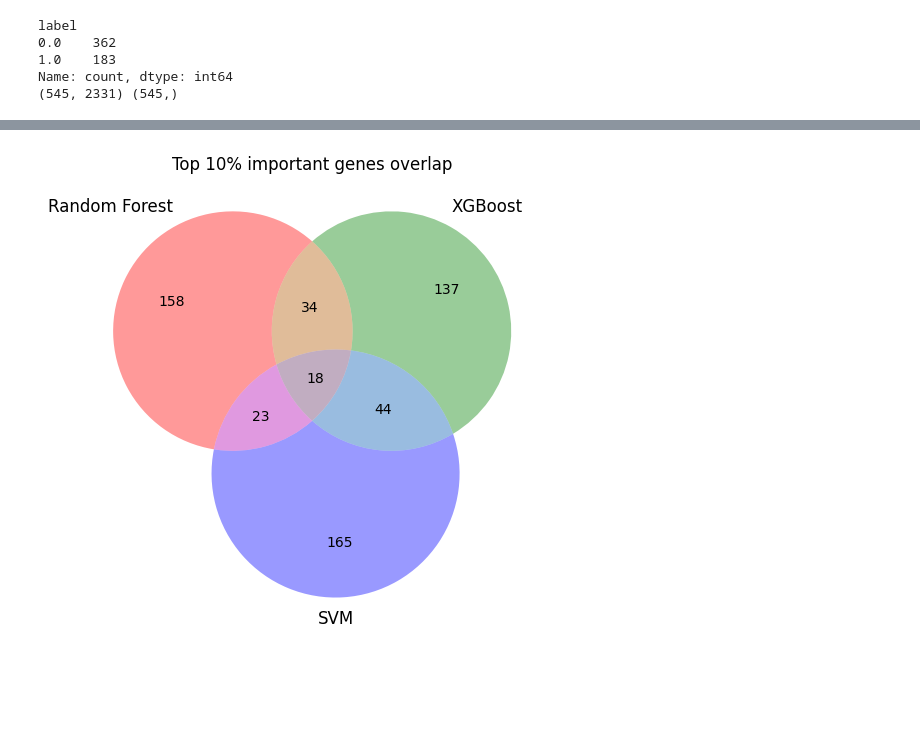
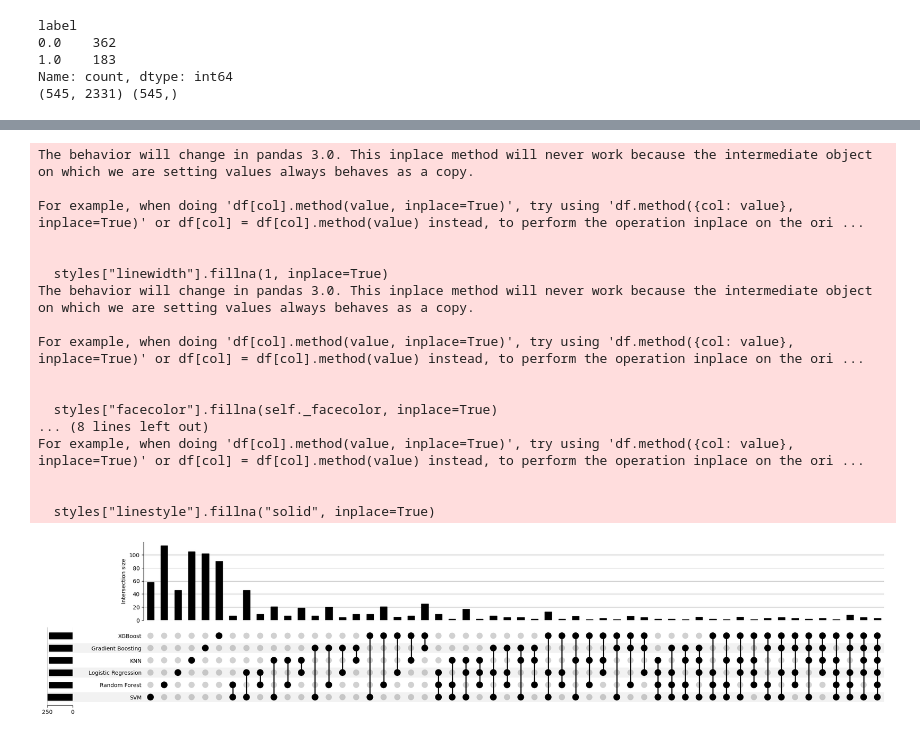
Before and after one commit to gaopeigi3/PAAD, a Jupyter notebook: hhy.ipynb, the cells around one changed output, grey strips where cells are left out. Saved outputs shown, nothing was run; the diff lists cells and outputs as text; code cells hidden in the pictures; blank space fills up the shorter version.

```diff
--- a/hhy.ipynb
+++ b/hhy.ipynb
@@ -631,7 +535,7 @@ for name, s in importance_dict.items():
     s_sorted = s.sort_values(ascending=False)
 
     # 该模型自己的 90% 分位数阈值
-    thr = s_sorted.quantile(0.9)
+    thr = s_sorted.quantile(0.95)
 
     top_genes = s_sorted[s_sorted >= thr].index
     model_top_genes[name] = set(top_genes)
@@ -849,6 +715,7 @@ from sklearn.preprocessing import LabelEncoder
 from sklearn.model_selection import train_test_split, GridSearchCV
 from sklearn.metrics import accuracy_score, roc_auc_score, confusion_matrix, classification_report
 import pandas as pd
+import numpy as np
 
 try:
     from xgboost import XGBClassifier
@@ -895,7 +762,6 @@ if xgb_installed:
         random_state=42
     )
 
-# 你自己的 param_grids（这里给个例子，可以按需改）
 param_grids = {
     "Random Forest": {
         "n_estimators": [100, 200],
@@ -931,13 +797,14 @@ else:
     scoring_metric = "roc_auc_ovr"
 
 trained_models = {}
+results = []   # 存每个模型的 acc / auc / best_params
 
 # ========= 3. 训练 + 调参 + 评估 =========
 for name, model in models.items():
     print("\n==============================")
     print(f"Searching best params for {name} ...")
 
-    # ---- 关键：XGBoost 用 numpy array 避免 pandas 兼容性问题 ----
+    # ---- XGBoost 用 numpy array 避免 pandas 兼容性问题 ----
     if name == "XGBoost":
         X_train_fit = X_train.values
         X_test_fit = X_test.values
@@ -947,6 +814,7 @@ for name, model in models.items():
 
     param_grid = param_grids.get(name, {})
 
+    best_params = None
     if param_grid:
         grid_search = GridSearchCV(
             model,
@@ -957,7 +825,8 @@ for name, model in models.items():
         )
         grid_search.fit(X_train_fit, y_train)
         best_model = grid_search.best_estimator_
-        print(f"Best params for {name}: {grid_search.best_params_}")
+        best_params = grid_search.best_params_
+        print(f"Best params for {name}: {best_params}")
     else:
         best_model = model.fit(X_train_fit, y_train)
 
@@ -971,13 +840,12 @@ for name, model in models.items():
     print("Accuracy:", acc)
 
     # AUC
+    auc = np.nan
     try:
         if n_classes == 2:
-            # 二分类：取正类概率（LabelEncoder 第二个类）
             y_proba_pos = y_proba[:, 1]
             auc = roc_auc_score(y_test, y_proba_pos)
         else:
-            # 多分类：One-vs-Rest 宏平均 AUC
             auc = roc_auc_score(
                 y_test,
                 y_proba,
@@ -993,6 +861,12 @@ for name, model in models.items():
           classification_report(y_test, y_pred, target_names=le.classes_))
 
     trained_models[name] = best_model
+    results.append({
+        "model": name,
+        "accuracy": acc,
+        "auc": auc,
+        "best_params": best_params
+    })
 # %% [output]
 Label counts:
  label
@@ -1247,22 +1427,44 @@ XGBoost top genes 示例:
 # %%
-import matplotlib.pyplot as plt
-from matplotlib_venn import venn2, venn3
+from upsetplot import from_contents, UpSet
+# import matplotlib.pyplot as plt
+# from matplotlib_venn import venn2, venn3
 
-# 例如你想看 Random Forest, XGBoost, SVM 三个模型
-models_for_venn = ["Random Forest", "XGBoost", "SVM"]
+# # 例如你想看 Random Forest, XGBoost, SVM 三个模型
+# models_for_venn = ["Random Forest", "XGBoost", "SVM"]
 
-sets = [model_top_genes[m] for m in models_for_venn]
+# sets = [model_top_genes[m] for m in models_for_venn]
 
-plt.figure(figsize=(6, 6))
+# plt.figure(figsize=(6, 6))
 
-if len(models_for_venn) == 2:
-    venn2(subsets=sets, set_labels=models_for_venn)
-elif len(models_for_venn) == 3:
-    venn3(subsets=sets, set_labels=models_for_venn)
-else:
-    raise ValueError("Venn 只能画 2 或 3 个集合，请调整 models_for_venn 的长度。")
+# if len(models_for_venn) == 2:
+#     venn2(subsets=sets, set_labels=models_for_venn)
+# elif len(models_for_venn) == 3:
+#     venn3(subsets=sets, set_labels=models_for_venn)
+# else:
+#     raise ValueError("Venn 只能画 2 或 3 个集合，请调整 models_for_venn 的长度。")
 
-plt.title("Top 10% important genes overlap")
+# plt.title("Top 10% important genes overlap")
+# plt.show()
+
+upset_data = from_contents(model_top_genes)
+UpSet(upset_data).plot()
 plt.show()
 # %% [output]
+The behavior will change in pandas 3.0. This inplace method will never work because the intermediate object on which we are setting values always behaves as a copy.
+
+For example, when doing 'df[col].method(value, inplace=True)', try using 'df.method({col: value}, inplace=True)' or df[col] = df[col].method(value) instead, to perform the operation inplace on the ori ...
+
+
+  styles["linewidth"].fillna(1, inplace=True)
+The behavior will change in pandas 3.0. This inplace method will never work because the intermediate object on which we are setting values always behaves as a copy.
+
+For example, when doing 'df[col].method(value, inplace=True)', try using 'df.method({col: value}, inplace=True)' or df[col] = df[col].method(value) instead, to perform the operation inplace on the ori ...
+
+
+  styles["facecolor"].fillna(self._facecolor, inplace=True)
+... (8 lines left out)
+For example, when doing 'df[col].method(value, inplace=True)', try using 'df.method({col: value}, inplace=True)' or df[col] = df[col].method(value) instead, to perform the operation inplace on the ori ...
+
+
+  styles["linestyle"].fillna("solid", inplace=True)
-[figure, old version]
+[figure, new version]
```
Also changed, not shown: parts of 33 cells of this notebook.
